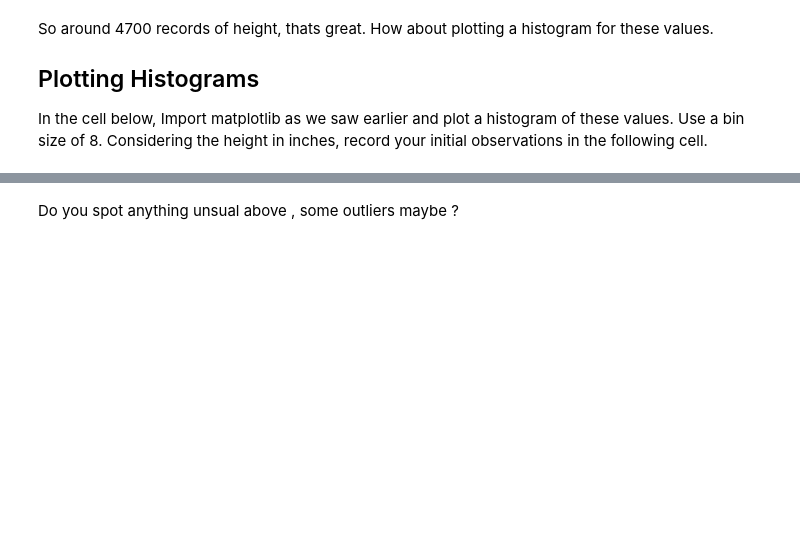
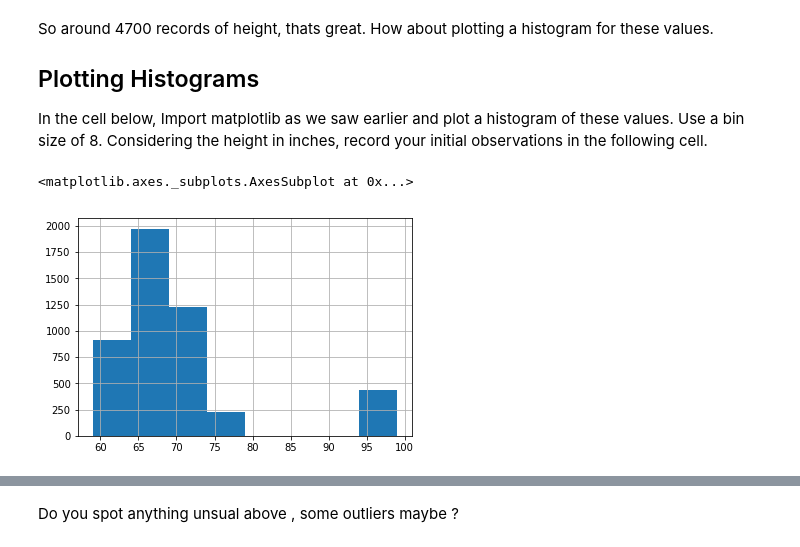
Before and after one commit to AustinKrause/dsc-1-02-17-implementing-statistics-with-functions-lab-nyc-ds-career-031119, a Jupyter notebook: index.ipynb, the cells around one changed output, grey strips where cells are left out. Saved outputs shown, nothing was run; the diff lists cells and outputs as text; code cells hidden in the pictures; blank space fills up the shorter version.

```diff
--- a/index.ipynb
+++ b/index.ipynb
@@ -64,6 +64,10 @@ So around 4700 records of height, thats great. How about plotting a histogram fo
 In the cell below, Import matplotlib as we saw earlier and plot a histogram of these values. Use a bin size of 8. Considering the height in inches, record your initial observations in the following cell.
 # %%
 # Import matplotlib and plot histogram for height data
+df['height'].hist(bins = 8)
+# %% [output]
+<matplotlib.axes._subplots.AxesSubplot at 0x...>
+[figure, added]
 # %%
 # Expected output below
 # %% [markdown]
```
